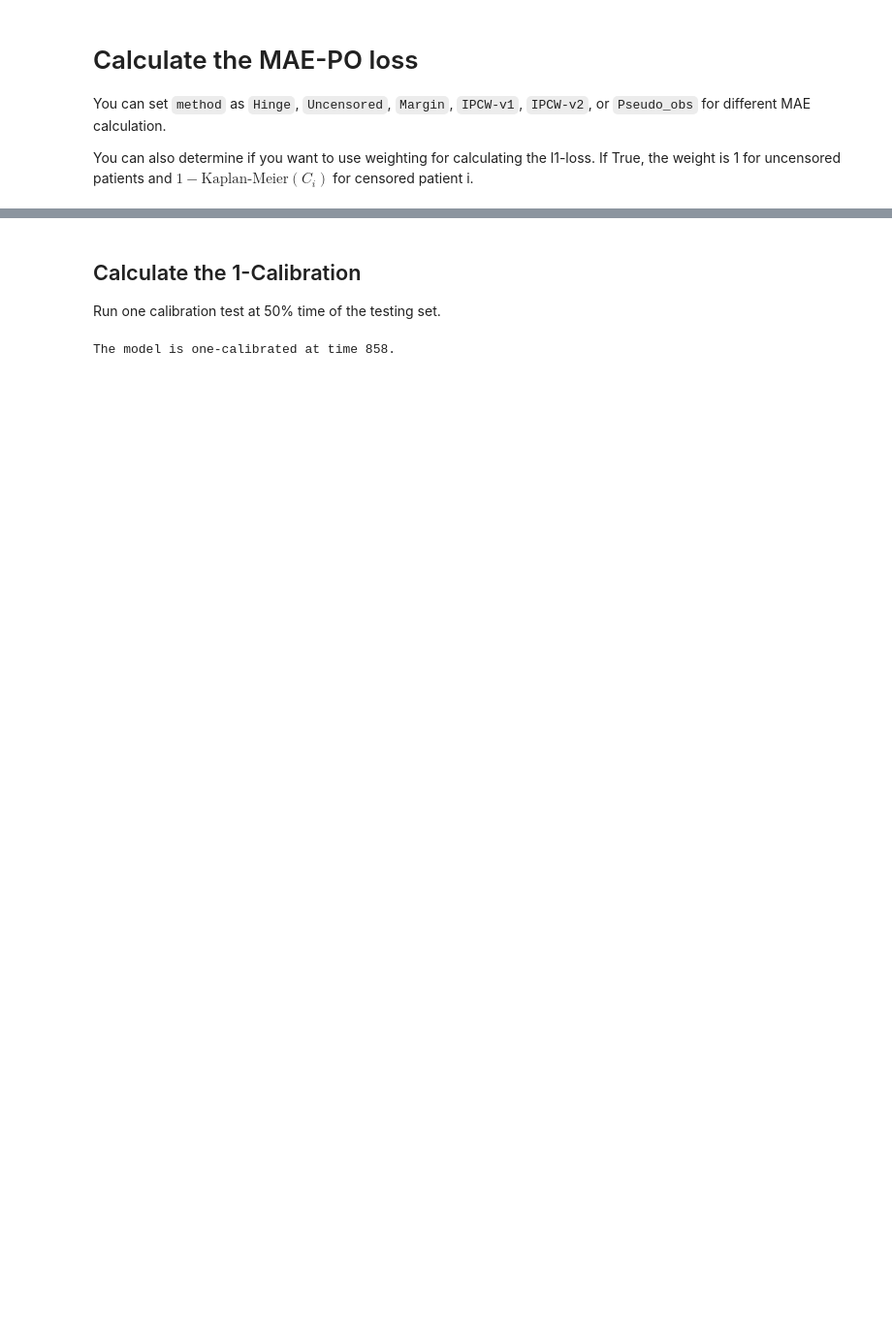
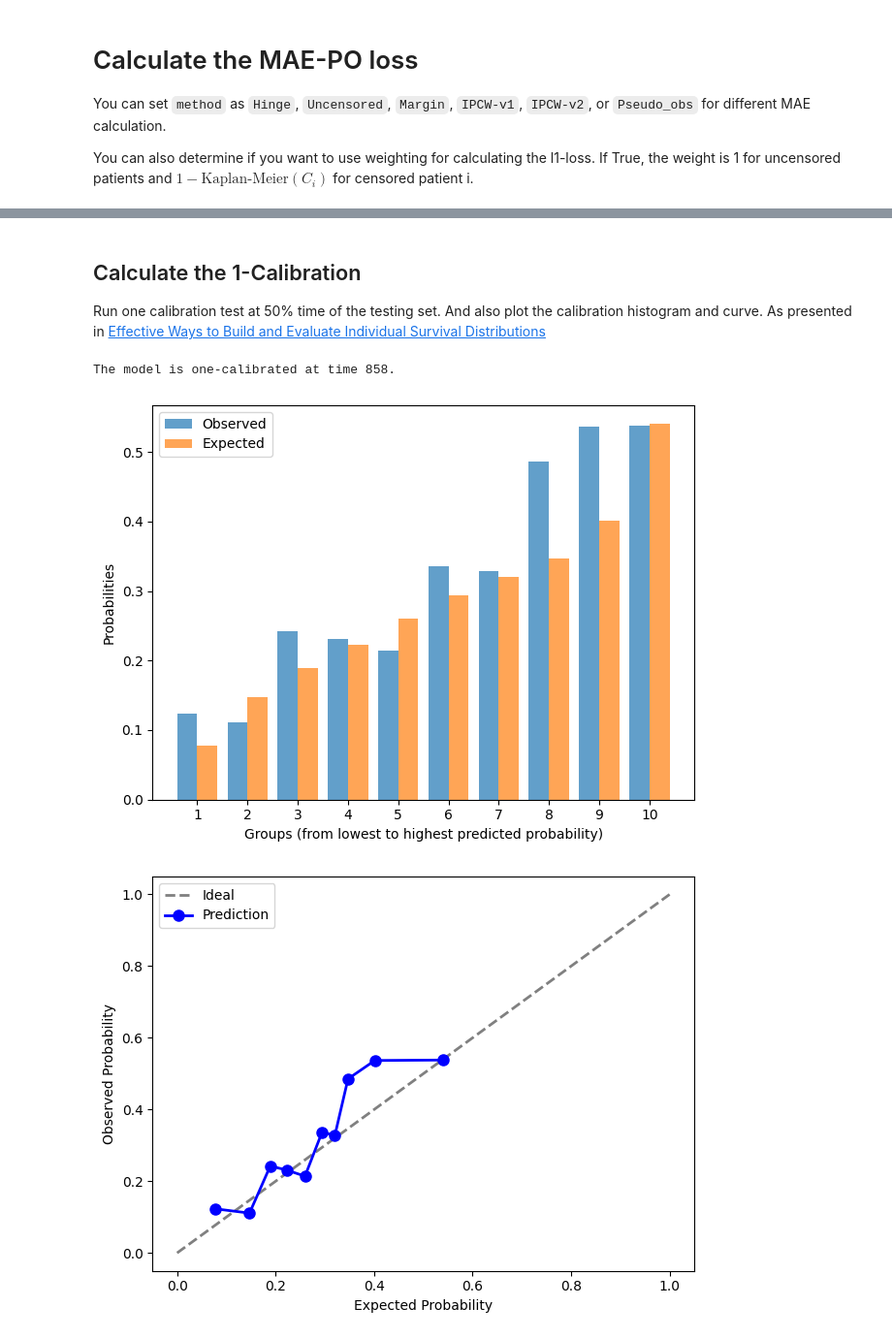
Before and after one commit to shi-ang/SurvivalEVAL, a Jupyter notebook: examples/Scikit-survival_Example.ipynb, the cells around one changed output, grey strips where cells are left out. Shown: that part at 97% size. Cells and saved outputs as stored; diff of their text form; code cells hidden in the pictures; blank space fills up the shorter version.

```diff
--- a/examples/Scikit-survival_Example.ipynb
+++ b/examples/Scikit-survival_Example.ipynb
@@ -110,12 +128,16 @@ MAE-PO loss is 1717.0362381265797.
 # %% [markdown]
 ## Calculate the 1-Calibration
-Run one calibration test at 50% time of the testing set.
+Run one calibration test at 50% time of the testing set. And also plot the calibration histogram and curve. As presented in [Effective Ways to Build and Evaluate Individual Survival Distributions](https://jmlr.csail.mit.edu/papers/v21/18-772.html)
 # %%
 t_time = round(np.percentile(test_event_times, 50))
-p_value, ob, exp = eval.one_calibration(target_time=t_time, method="DN")
+p_value, one_cal_details = eval.one_calibration(target_time=t_time, method="DN", return_details=True)
 if p_value >= 0.05:
     print("The model is one-calibrated at time {}.".format(t_time))
 else:
     print("The model is not one-calibrated at time {}.".format(t_time))
+
+plt.show()
 # %% [output]
 The model is one-calibrated at time 858.
+[figure, added]
+[figure, added]
```
Also changed, not shown: parts of 16 cells of this notebook, 12 other files.
